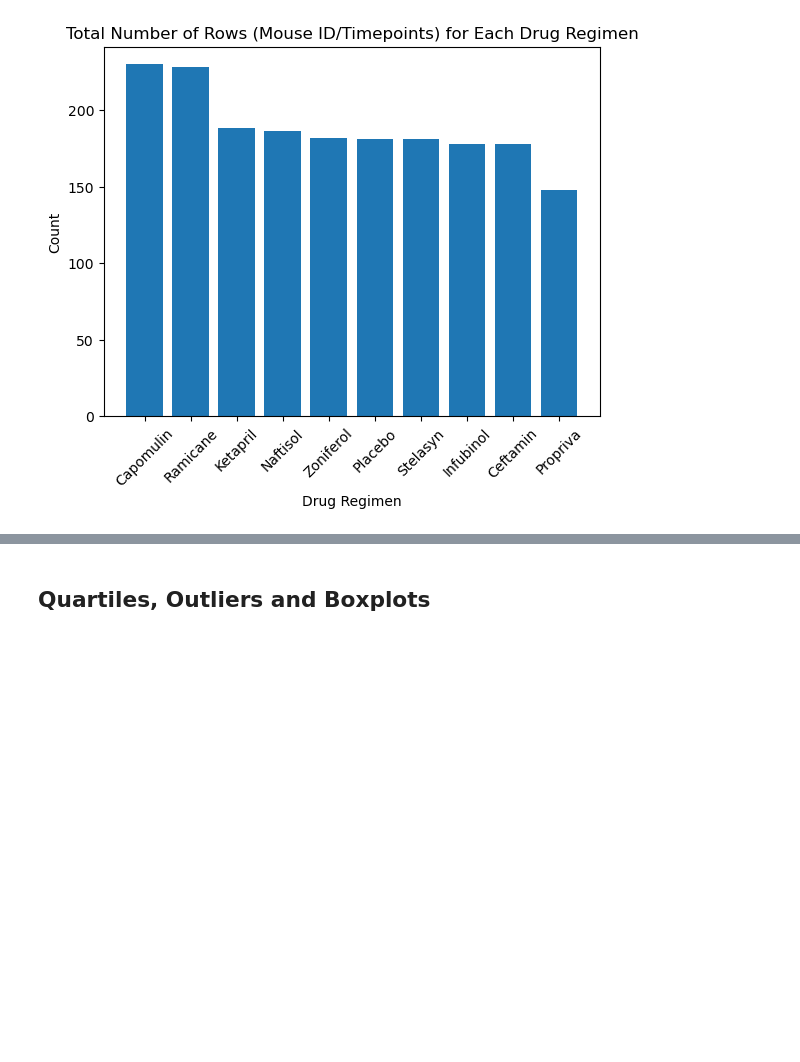
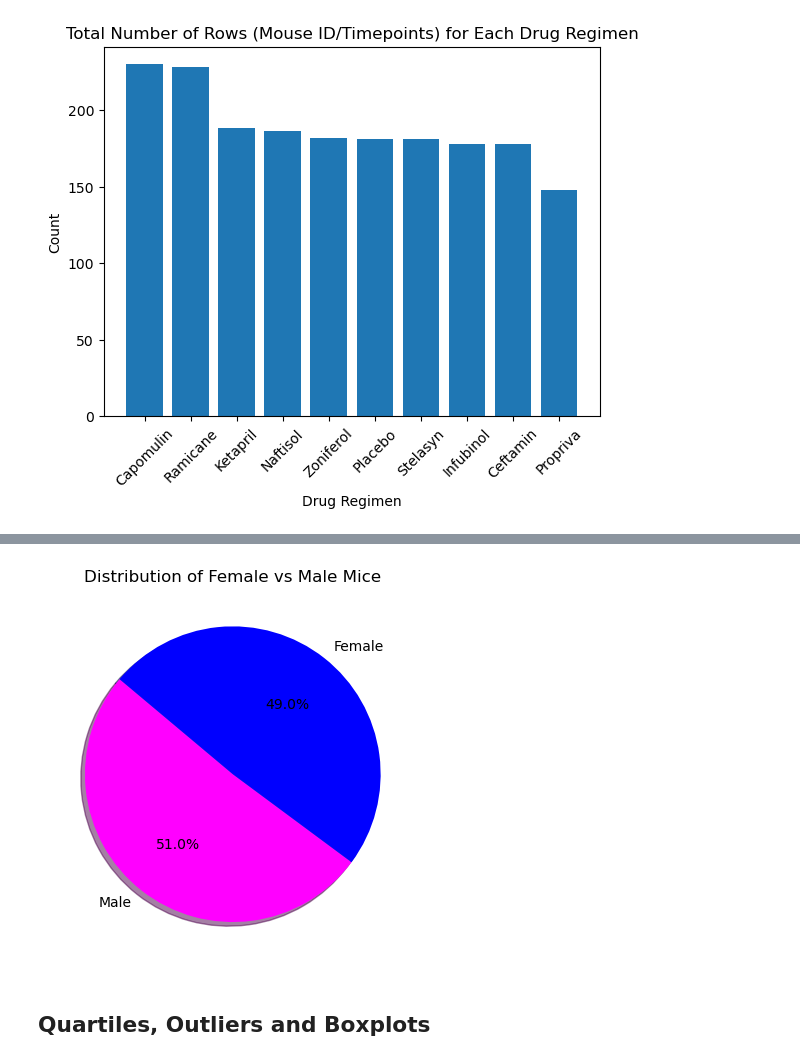
Before and after one commit to juliayemin/Pymaceutical_Challenge, a Jupyter notebook: pymaceuticals_starter.ipynb, the cells around one changed output, grey strips where cells are left out. Drawn from its saved outputs; the diff is of its cells as text; code cells hidden in the pictures; blank space fills up the shorter version.

```diff
--- a/pymaceuticals_starter.ipynb
+++ b/pymaceuticals_starter.ipynb
@@ -149,5 +154,13 @@ plt.show()
 # %%
 # Generate a pie plot showing the distribution of female versus male mice using pyplot
+sex_counts = cleaned_data["Sex"].value_counts()
+colors = ["magenta", "blue"]
+plt.pie(sex_counts, labels=sex_counts.index, colors=colors,
+       autopct="%1.1f%%",shadow=True, startangle=140)
+plt.title("Distribution of Female vs Male Mice")
+plt.show()
+# %% [output]
+[figure, added]
 # %% [markdown]
 ## Quartiles, Outliers and Boxplots
 # %%
```
Also changed, not shown: parts of 1 cell of this notebook.
